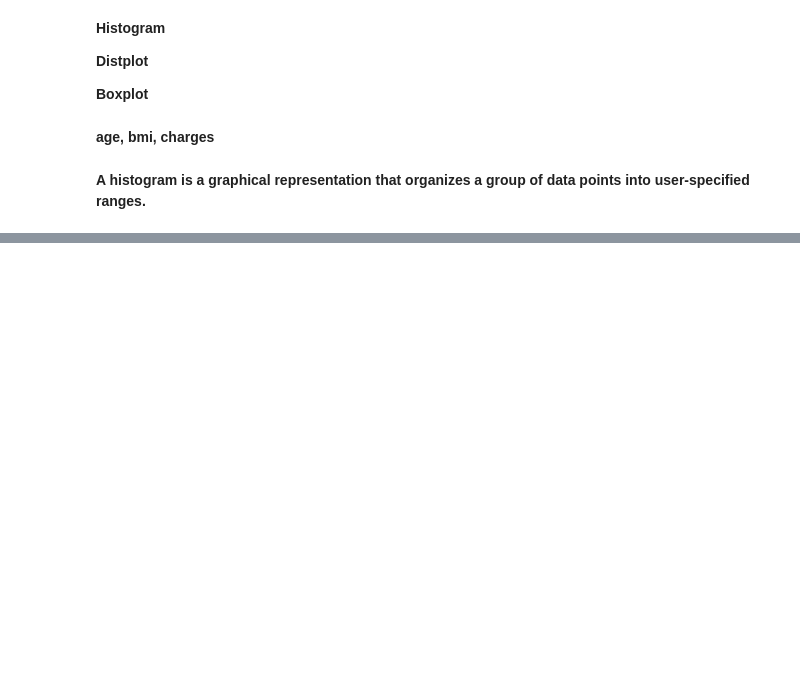
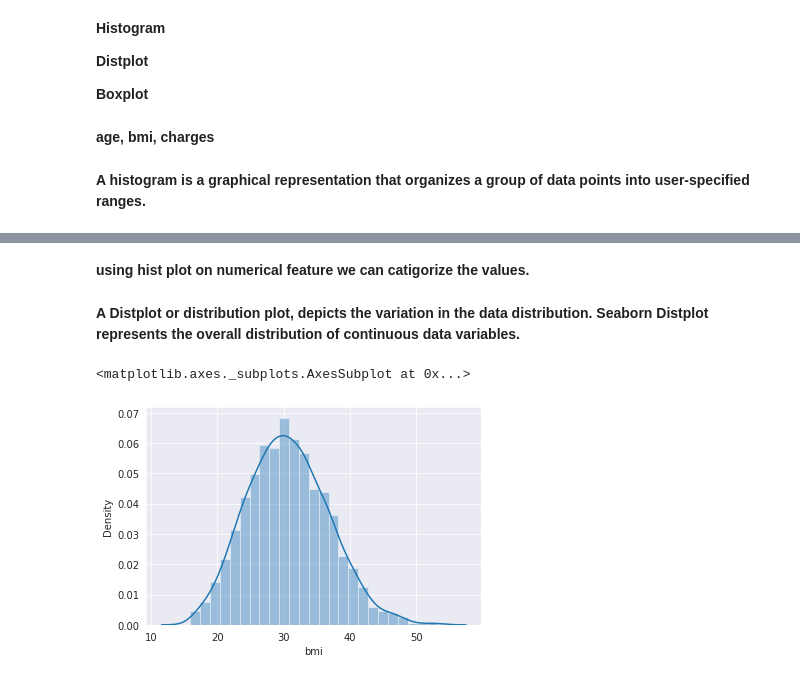
Before and after one commit to Ayushi-creator/Datascience-ML-and-AI, a Jupyter notebook: AYUSHI.ipynb, the cells around one changed output, grey strips where cells are left out. Drawn from its saved outputs; the diff is of its cells as text; code cells hidden in the pictures; blank space fills up the shorter version.

```diff
--- a/AYUSHI.ipynb
+++ b/AYUSHI.ipynb
@@ -167,0 +188,9 @@ df['children'].value_counts().plot(kind='pie', autopct='%.2f')
+# %% [markdown]
+**using hist plot on numerical feature we can catigorize the values.**
+# %% [markdown]
+**A Distplot or distribution plot, depicts the variation in the data distribution. Seaborn Distplot represents the overall distribution of continuous data variables.**
+# %%
+sns.distplot(df['bmi'], hist = True, kde = True)
+# %% [output]
+<matplotlib.axes._subplots.AxesSubplot at 0x...>
+[figure, added]
```
Also changed, not shown: parts of 18 cells of this notebook.
